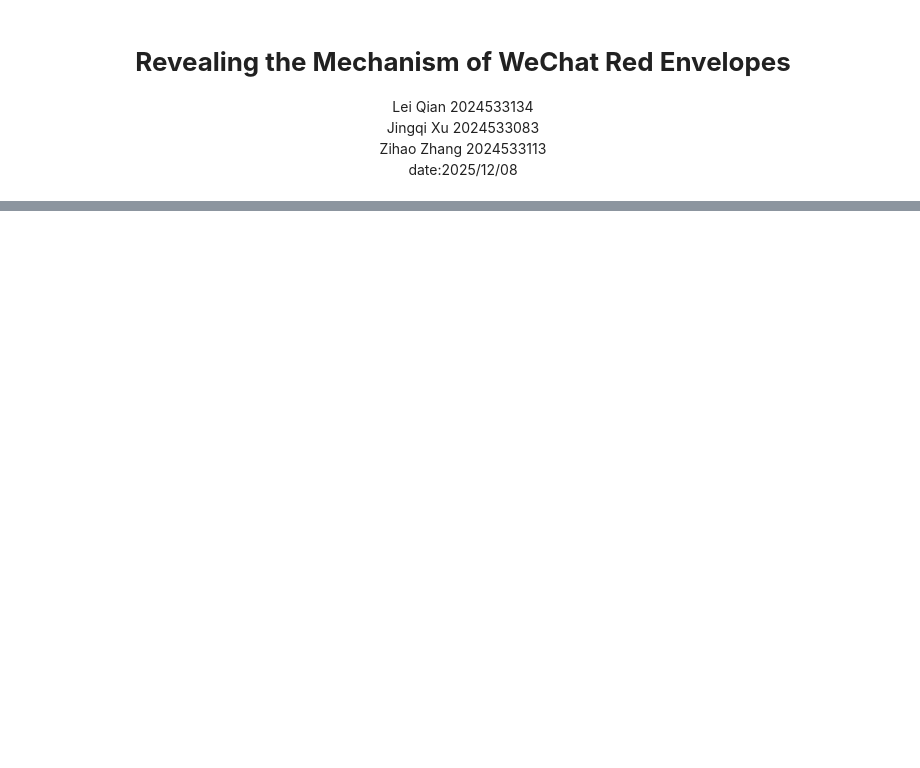
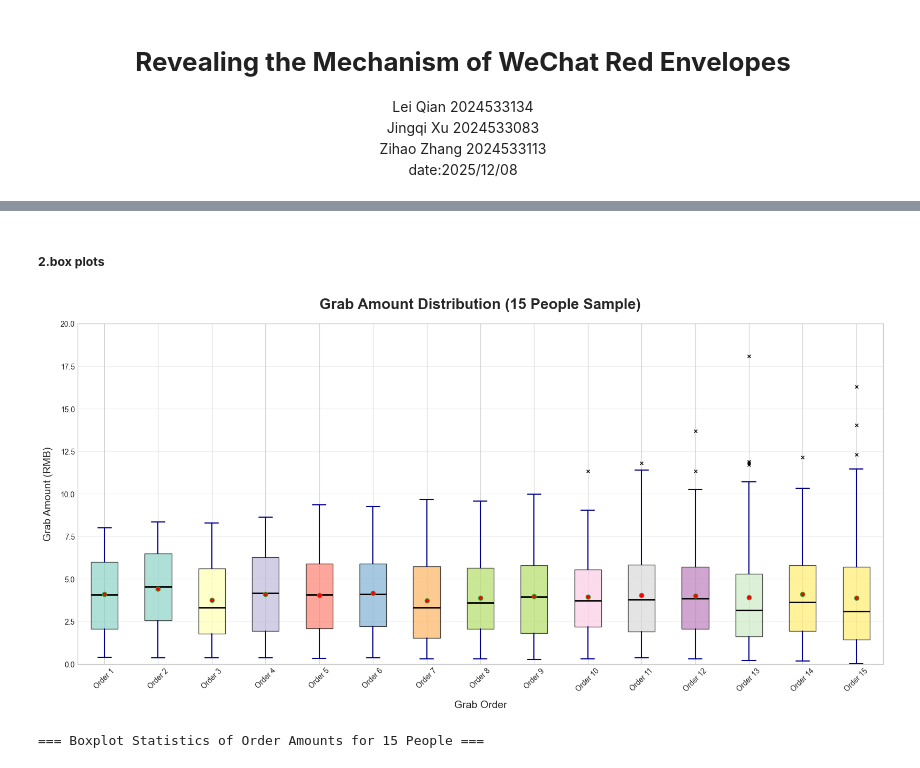
Before and after one commit to QLL-CCDD/SI140A-proj, a Jupyter notebook: tex/red_envelop.ipynb, the cells around one changed output, grey strips where cells are left out. Cells and saved outputs as stored; diff of their text form; code cells hidden in the pictures; blank space fills up the shorter version.

```diff
--- a/tex/red_envelop.ipynb
+++ b/tex/red_envelop.ipynb
@@ -36,0 +921,64 @@ Aim to reflect the distribution characteristics in semi-public social scenarios
+# %% [markdown]
+##### **2.box plots**
+# %%
+import pandas as pd
+import numpy as np
+import matplotlib.pyplot as plt
+
+plt.rcParams["font.sans-serif"] = ["Arial", "DejaVu Sans"]
+plt.rcParams["axes.unicode_minus"] = False
+plt.style.use("seaborn-v0_8-whitegrid")
+
+df = pd.read_excel("E:/gailvlun/SI140A-proj/Data/15/15人.xls", sheet_name="Sheet1", header=None)
+
+amount_data = df.iloc[1:-1, :15].values.astype(float).round(2)
+grab_order_labels = [f"Order {i+1}" for i in range(15)]
+
+boxplot_data = []
+for i in range(15):
+    valid_amount = amount_data[:, i][~np.isnan(amount_data[:, i])]
+    boxplot_data.append(valid_amount)
+
+all_valid_amount = amount_data[~np.isnan(amount_data)]
+global_min_amount = 0.0
+global_max_amount = np.ceil(all_valid_amount.max()) if len(all_valid_amount) > 0 else 10
+
+fig, ax = plt.subplots(figsize=(16, 8))
+bp = ax.boxplot(
+    boxplot_data,
+    labels=grab_order_labels,
+    patch_artist=True,
+    showmeans=True,
+    meanprops={"marker": "o", "markerfacecolor": "red", "markersize": 6},
+    medianprops={"color": "black", "linewidth": 2},
+    whiskerprops={"color": "darkblue", "linewidth": 1.5},
+    capprops={"color": "darkblue", "linewidth": 1.5},
+    flierprops={"marker": "x", "markerfacecolor": "orange", "markersize": 5},
+)
+
+colors = plt.cm.Set3(np.linspace(0, 1, 15))
+for patch, color in zip(bp["boxes"], colors):
+    patch.set_facecolor(color)
+    patch.set_alpha(0.7)
+
+ax.set_title(
+    "Grab Amount Distribution (15 People Sample)",
+    fontsize=20,
+    fontweight="bold",
+    pad=20,
+)
+ax.set_xlabel("Grab Order", fontsize=14, labelpad=10)
+ax.set_ylabel("Grab Amount (RMB)", fontsize=14, labelpad=10)
+ax.set_ylim(global_min_amount, global_max_amount + 1)
+ax.tick_params(axis="x", rotation=45, labelsize=10)
+ax.tick_params(axis="y", labelsize=10)
+ax.grid(axis="y", alpha=0.3)
+
+plt.tight_layout()
+plt.savefig("15people_amount_boxplot.png", dpi=300, bbox_inches="tight")
+plt.show()
+
+print("=== Boxplot Statistics of Order Amounts for 15 People ===")
+# %% [output]
+[figure, added]
+=== Boxplot Statistics of Order Amounts for 15 People ===
```
Also changed, not shown: parts of 26 cells of this notebook, 14 other files.
